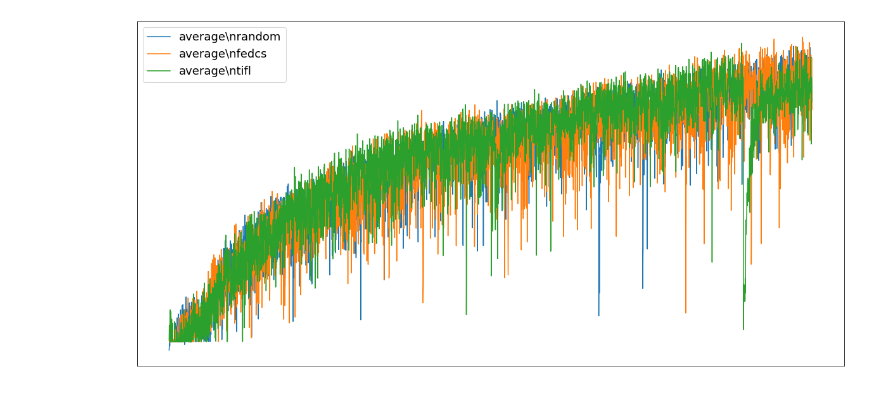
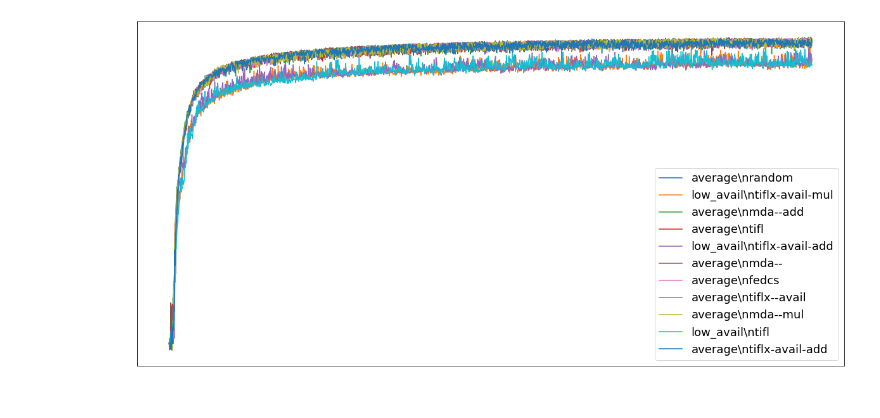
Before and after one commit to aminesi/FedML, a Jupyter notebook: fedml_experiments/distributed/fedavg/visualize.ipynb, the cells around one changed output. Cells and saved outputs as stored; diff of their text form; code cells hidden in the pictures.

```diff
--- a/fedml_experiments/distributed/fedavg/visualize.ipynb
+++ b/fedml_experiments/distributed/fedavg/visualize.ipynb
@@ -35,7 +35,7 @@ def extract_file_data(file):
         return avg_failed, unique_participants, rounds_failed
 
 
-base = 'results/cifar/'
+base = 'results/results-selectors/'
 
 
 def extract_config(raw, key):
@@ -55,31 +55,31 @@ for dir in os.listdir(base):
         config += '\\n' + extract_config(args, 'selector')
         if 'mda' in config or 'tiflx' in config:
             config += '-' + extract_config(args, 'mda_method')
             config += '-' + extract_config(args, 'score_method')
 
     accuracies = np.load(base + dir + '/accuracies.npy')
     for file in os.listdir(base + dir):
         if file.endswith('.out'):
             avg_failed, unique_participants, rounds_failed = extract_file_data(base + dir + '/' + file)
 
     plt.plot(range(len(accuracies)), accuracies, label=config)
     times = np.load(base + dir + '/times.npy')
     data[config] = {
         'finish_time': times[-1],
         'mean_acc': accuracies[-100:].mean(),
         'std_acc': accuracies[-100:].std(),
         'avg_failed': avg_failed,
         'rounds_failed': rounds_failed,
         'unique_participants': unique_participants
     }
 
 plt.xlabel('Round number')
 plt.ylabel('Accuracy')
 plt.legend()
 plt.show()
 
 df = pd.DataFrame(data)
 df = df.sort_index(axis=1)
 display(HTML(df.to_html().replace("\\n", "<br>")))
 # %% [output]
-[figure, old version]
+[figure, new version]
```
Also changed, not shown: parts of 1 cell of this notebook, 5 other files.
